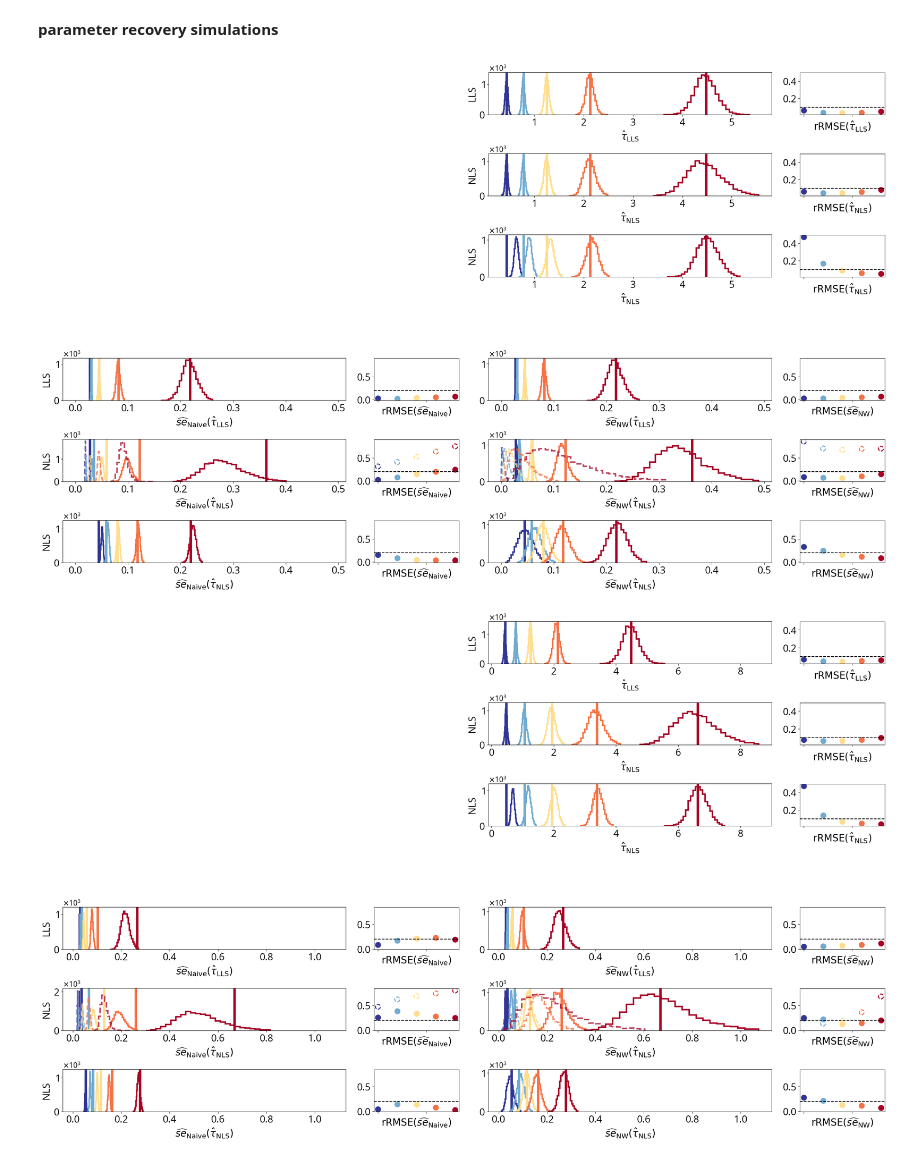
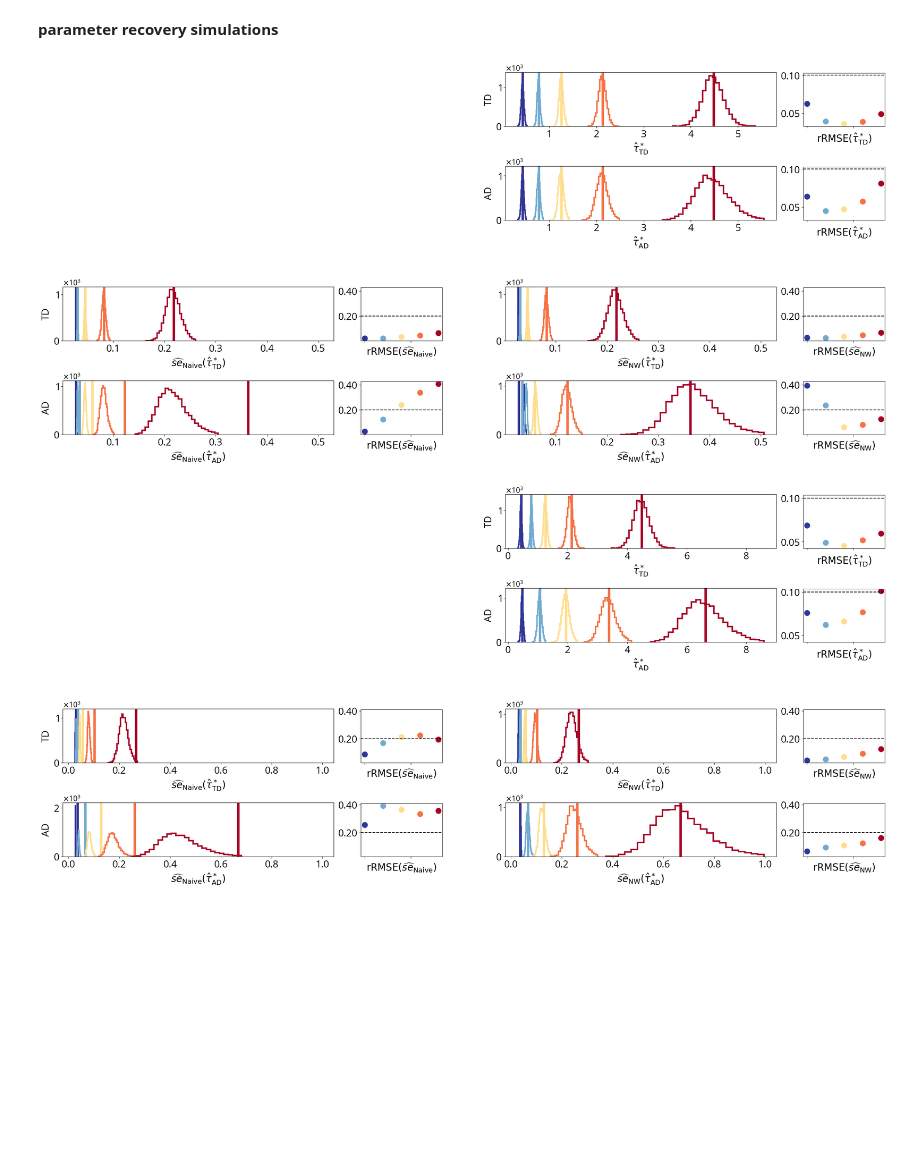
Before and after one commit to griegner/fmri-timescales, a Jupyter notebook: notebooks/fig01to03.ipynb, the cells around one changed output. Drawn from its saved outputs; the diff is of its cells as text; code cells hidden in the pictures; blank space fills up the shorter version.

```diff
--- a/notebooks/fig01to03.ipynb
+++ b/notebooks/fig01to03.ipynb
@@ -126,32 +126,28 @@ fig.savefig("../figures/fig03-regions.png", dpi=300)
 # %% [markdown]
 **parameter recovery simulations**
 # %%
-# !! 10 min runtime !!
+# !! 3 min runtime !!
 
 # initialize estimators
-n_timepoints, n_lags, n_repeats = 4800, 480, 10_000
+n_timepoints, n_repeats = 4800, 10_000
 estimators = {
-    "lls_nr": LLS(var_estimator="non-robust"),
-    "lls_nw": LLS(var_estimator="newey-west"),
-    "nls_tt_nr": NLS(var_estimator="non-robust", var_domain="time"),
-    "nls_tt_nw": NLS(var_estimator="newey-west", var_domain="time"),
-    "nls_ta_nr": NLS(var_estimator="non-robust", var_domain="autocorrelation"),
-    "nls_ta_nw": NLS(var_estimator="newey-west", var_domain="autocorrelation"),
-    "nls_aa_nr": NLS(X_domain="autocorrelation", var_estimator="non-robust", var_domain="autocorrelation"),
-    "nls_aa_nw": NLS(X_domain="autocorrelation", var_estimator="newey-west", var_domain="autocorrelation"),
+    "td_nr": TD(var_estimator="non-robust"),
+    "td_nw": TD(var_estimator="newey-west"),
+    "ad_nr": AD(var_estimator="non-robust", acf_n_lags=n_timepoints // 2),
+    "ad_nw": AD(var_estimator="newey-west", acf_n_lags=n_timepoints // 2),
 }
 [est.set_params(n_jobs=-1) for est in estimators.values()]
 
-ar1_results = nb.run_simulation(ar1_sim_phis, n_timepoints, n_lags, estimators, n_repeats=n_repeats)
-ar2_results = nb.run_simulation(ar2_sim_phis, n_timepoints, n_lags, estimators, n_repeats=n_repeats)
-hcp_results = nb.run_simulation(ar1_sim_phis, n_timepoints, n_lags, estimators, acm=acm_, n_repeats=n_repeats)
+ar1_results = nb.run_simulation(ar1_sim_phis, n_timepoints, estimators, n_repeats=n_repeats)
+ar2_results = nb.run_simulation(ar2_sim_phis, n_timepoints, estimators, n_repeats=n_repeats)
+hcp_results = nb.run_simulation(ar1_sim_phis, n_timepoints, estimators, acm=acm_, n_repeats=n_repeats)
 # %%
-fig01 = nb.plot_simulation(ar1_results, ar1_lls_taus, ar1_nls_taus)
-fig01.savefig("../figures/fig01-ar1.png", dpi=300, bbox_inches="tight")
-fig02 = nb.plot_simulation(ar2_results, ar2_lls_taus, ar2_nls_taus)
-fig02.savefig("../figures/fig02-ar2.png", dpi=300, bbox_inches="tight")
-fig03 = nb.plot_simulation(hcp_results, hcp_lls_taus, hcp_nls_taus)
-fig03.savefig("../figures/fig03-hcp.png", dpi=300, bbox_inches="tight")
+fig01 = nb.plot_simulation(ar1_results, ar1_td_taus, ar1_ad_taus)
+fig01.savefig("../figures/fig01-ar1.png", dpi=300, bbox_inches="tight", transparent=True)
+fig02 = nb.plot_simulation(ar2_results, ar2_td_taus, ar2_ad_taus)
+fig02.savefig("../figures/fig02-ar2.png", dpi=300, bbox_inches="tight", transparent=True)
+fig03 = nb.plot_simulation(hcp_results, hcp_td_taus, hcp_ad_taus)
+fig03.savefig("../figures/fig03-hcp.png", dpi=300, bbox_inches="tight", transparent=True)
 # %% [output]
-[figure, old version]
+[figure, new version]
-[figure, old version]
+[figure, new version]
```
Also changed, not shown: parts of 4 cells of this notebook, 20 other files.
